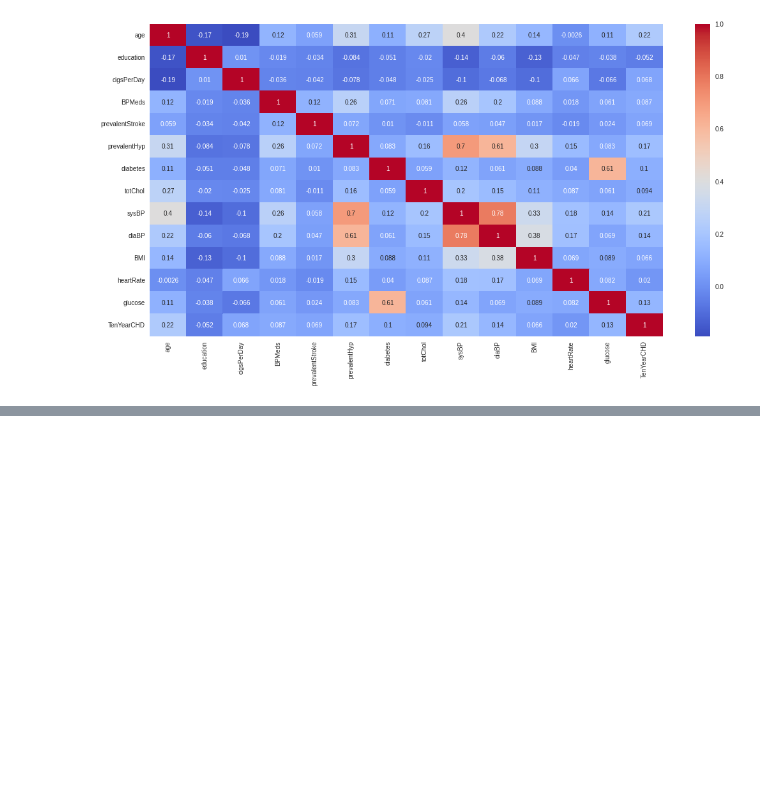
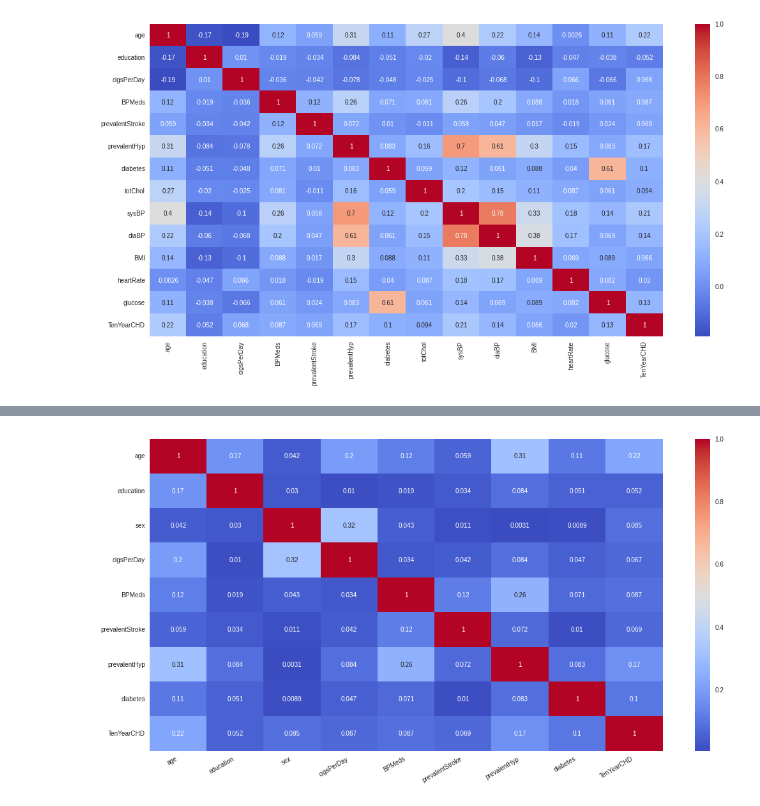
Before and after one commit to nehal35/Cardiovascular_Risk_Prediction_Capstone_Project, a Jupyter notebook: Cardiovascular_Risk_Prediction_Capstone_Project.ipynb, the cells around one changed output, grey strips where cells are left out. Drawn from its saved outputs; the diff is of its cells as text; code cells hidden in the pictures; blank space fills up the shorter version.

```diff
--- a/Cardiovascular_Risk_Prediction_Capstone_Project.ipynb
+++ b/Cardiovascular_Risk_Prediction_Capstone_Project.ipynb
@@ -367,0 +391,4 @@ sns.heatmap(data[data.describe().columns].corr(),annot=True, cmap='coolwarm')
+# %%
+# summer and winter are highly correlated with temperature. hence removing them\
+independent_variables=[i for i in df.columns if i not in  ['TenYearCHD','sysBP','diaBP','glucose','BMI','totChol','heartRate','is_smoking']]
+calc_vif(df[independent_variables])
@@ -367,0 +405,10 @@ sns.heatmap(data[data.describe().columns].corr(),annot=True, cmap='coolwarm')
+# %%
+# updating the dataset
+dataset= df[independent_variables+['TenYearCHD']]
+# checking corelations
+plt.figure(figsize=(18,9))
+plot=sns.heatmap(abs(dataset.corr()), annot=True, cmap='coolwarm')
+plot.set_xticklabels(plot.get_xticklabels(),rotation=30,horizontalalignment='right')
+plt.show()
+# %% [output]
+[figure, added]
```
Also changed, not shown: parts of 15 cells of this notebook.
